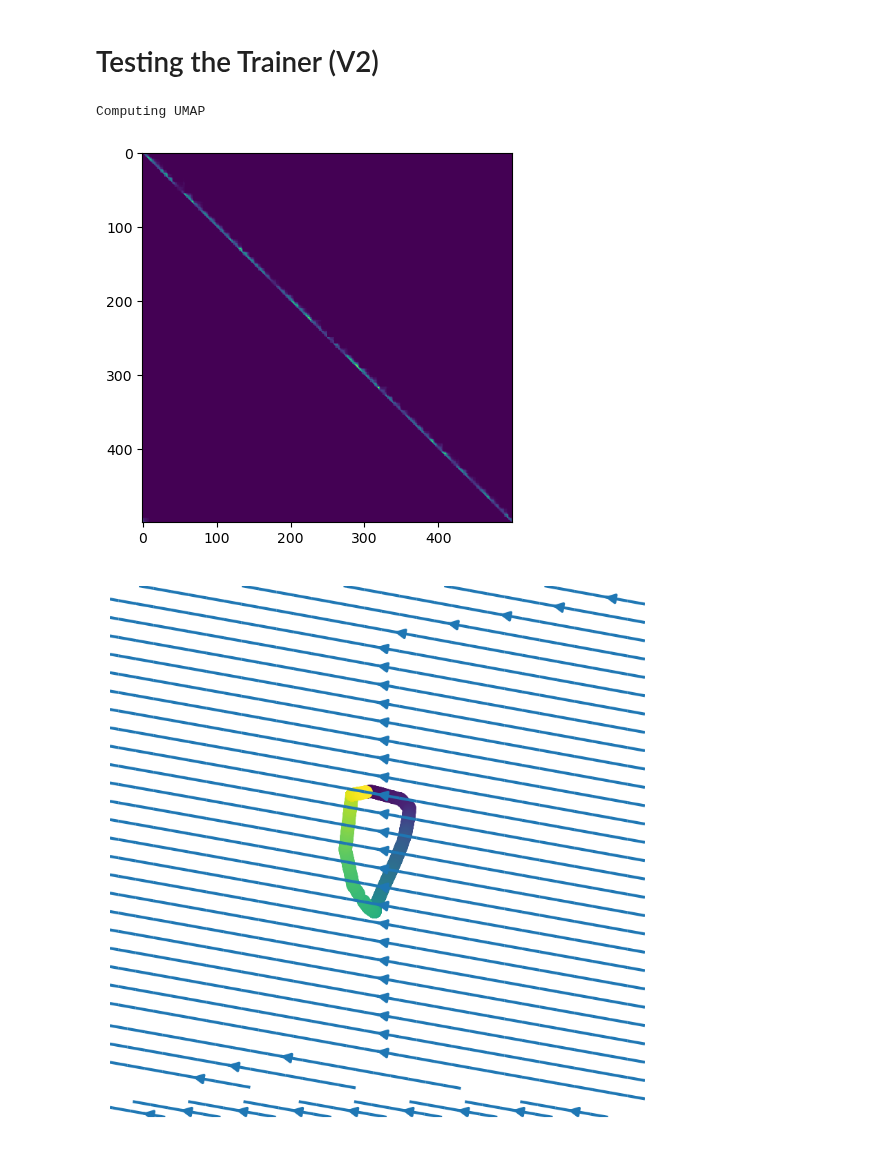
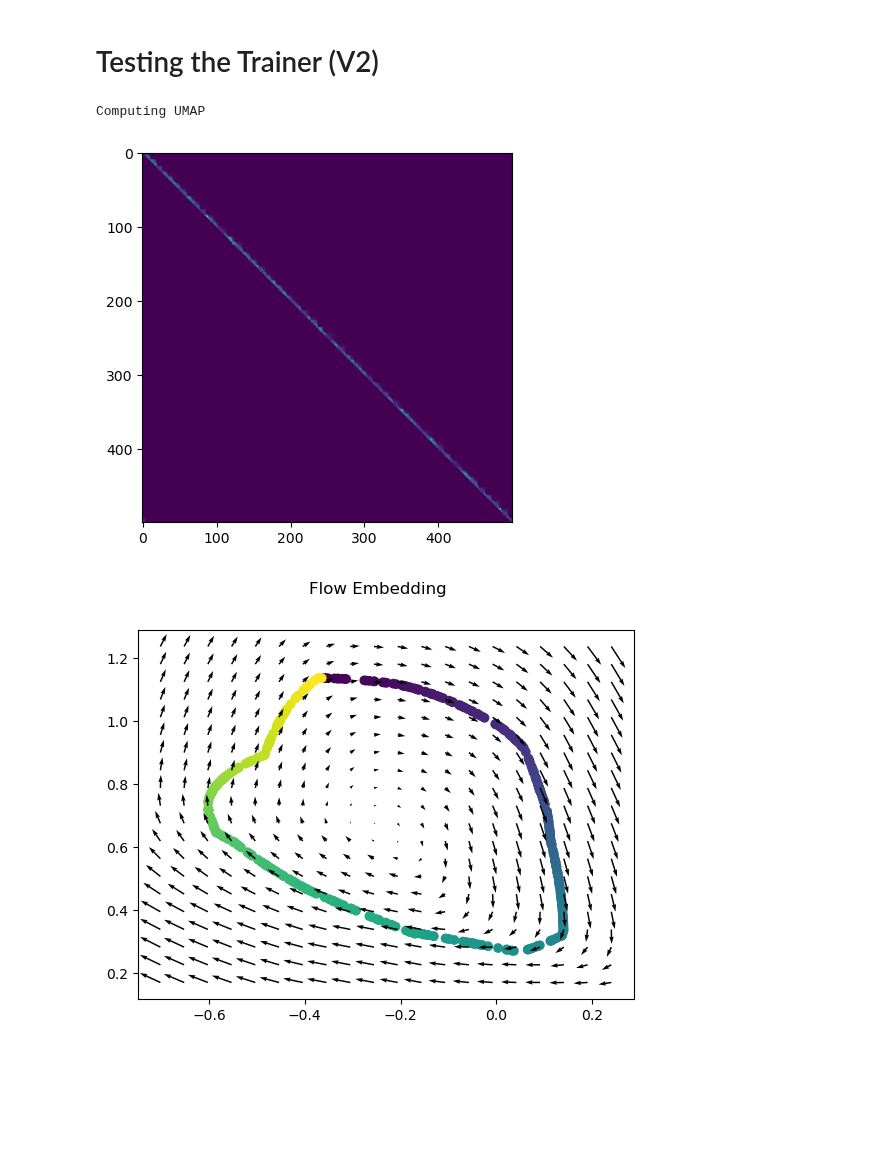
Before and after one commit to professorwug/FRED, a Jupyter notebook: nbs/04 Training Machinery/04 Trainer.ipynb, the cells around one changed output. Cells and saved outputs as stored; diff of their text form; code cells hidden in the pictures; blank space fills up the shorter version.

Commit message:
Bugs ironed out of new contrastive loss, with new best performance on toy datasets

```diff
--- a/nbs/04 Training Machinery/04 Trainer.ipynb
+++ b/nbs/04 Training Machinery/04 Trainer.ipynb
@@ -242,14 +242,17 @@ X, flow, labels = directed_circle()
 # %%
 from FRED.data_processing import ManifoldWithVectorFieldV2, FRED_collate
 from torch.utils.data import DataLoader
+from functools import partial
 ds = ManifoldWithVectorFieldV2(X, flow, labels, prior_embedding="UMAP")
-dataloader = DataLoader(ds, batch_size=256, shuffle=True, collate_fn=FRED_collate)
+FRED_collate_with_dists = partial(FRED_collate,precomputed_distances = ds.precomputed_distances)
+dataloader = DataLoader(ds, batch_size=256, shuffle=True, collate_fn=FRED_collate_with_dists)
 # %% [output]
 Computing UMAP
-[figure, old version]
+[figure, new version]
 # %%
 from FRED.embed import ManifoldFlowEmbedder
 from FRED.trainers import visualize_points
+from FRED.scheduling import block_scheduler
 MFE = ManifoldFlowEmbedder(
             embedding_dimension=2,
             embedder_shape=[3, 4, 8, 8, 8, 4, 2],
@@ -258,23 +261,34 @@ MFE = ManifoldFlowEmbedder(
             flow_strength=0.5,
         )
 loss_weights = {
-            "distance regularization v2": 10,
+            "distance regularization": 100,
             "contrastive loss v2": 1,
             "smoothness": 0,
         }
+# scheduler = block_scheduler(
+#     epoch_to_transition=500,
+#     loss_to_turn_on="contrastive loss v2",
+#     weight=1
+#     )
 visualization_functions = [
     # visualize_points,
     save_embedding_visualization,
 ]
 # %%
-FREDtrainer = Trainer(FE = MFE, loss_weights=loss_weights, device=device, title="Hello FRED", visualization_functions=visualization_functions, data_type="Contrastive Flow",
-                      learning_rate=1e-2)
+FREDtrainer = Trainer(FE = MFE,
+                    loss_weights=loss_weights,
+                    device=device,
+                    title="Hello FRED",
+                    visualization_functions=visualization_functions,
+                    data_type="Contrastive Flow",
+                    scheduler=None,
+                    learning_rate=1e-3)
 # %%
-FREDtrainer.fit(dataloader, n_epochs = 100)
+FREDtrainer.fit(dataloader, n_epochs = 1000)
 # %%
-FREDtrainer.visualize_embedding()
+FREDtrainer.visualize_embedding(use_streamlines=False)
 # %% [output]
-[figure, old version]
+[figure, new version]
 # %%
 FREDtrainer.visualize_loss()
 # %% [output]
```
Also changed, not shown: parts of 9 cells of this notebook, 11 other files.
